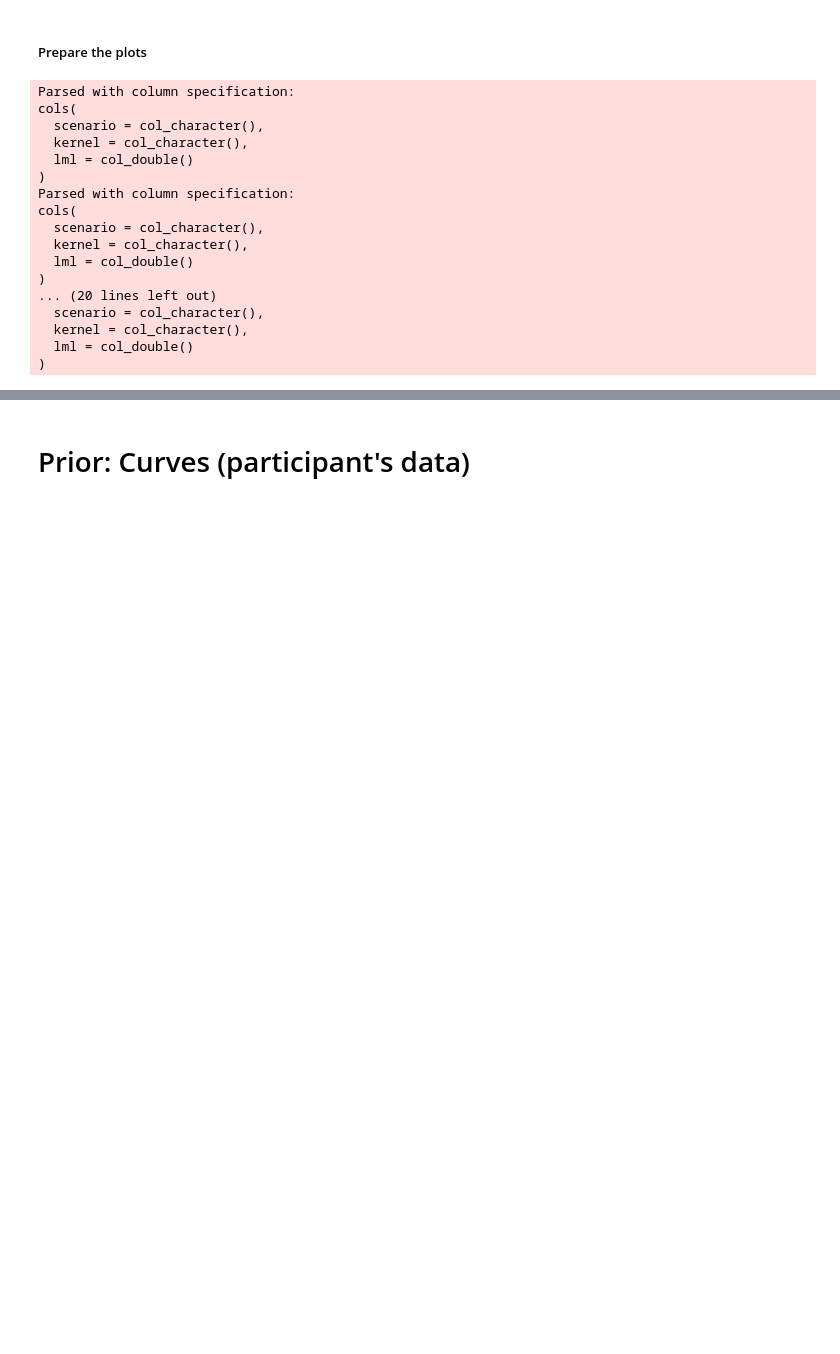
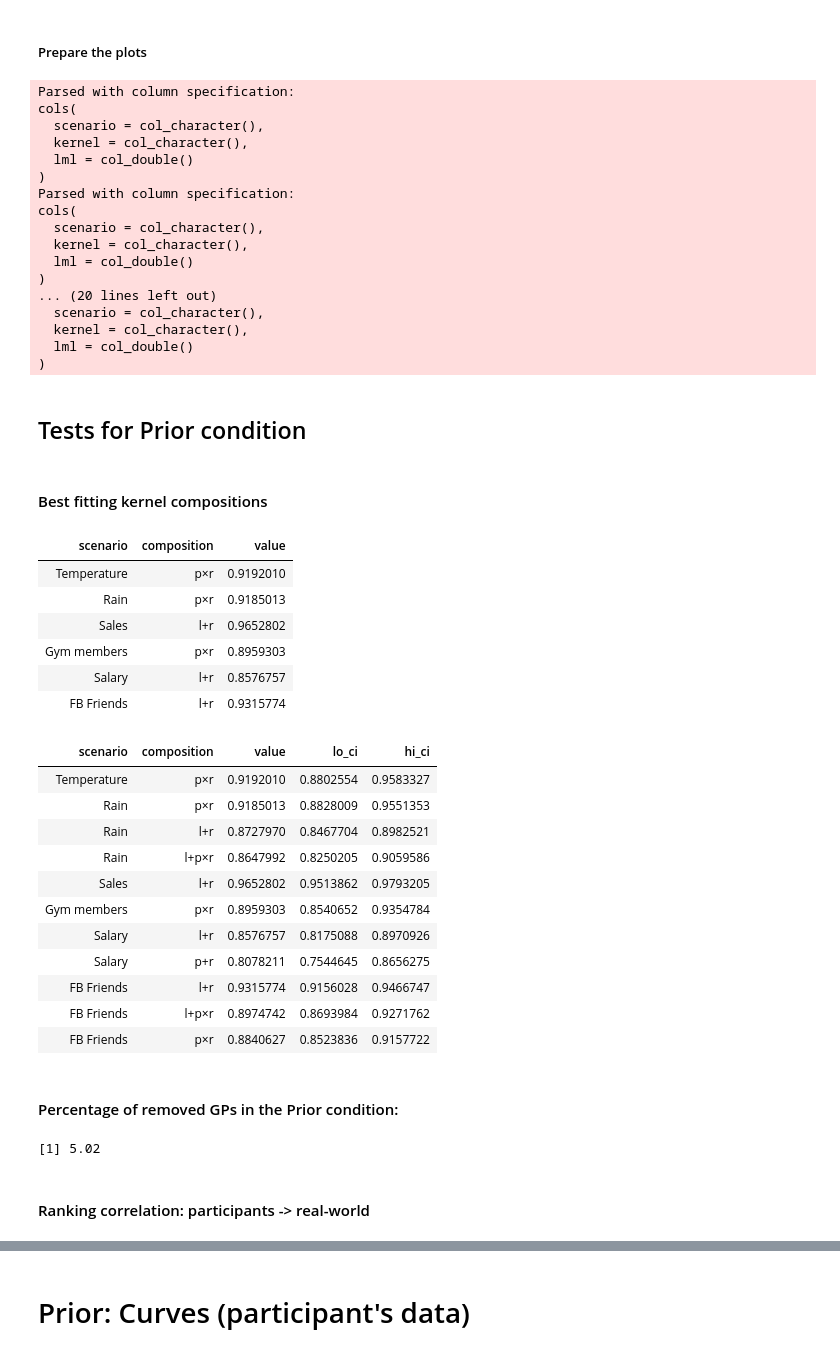
Before and after one commit to ericschulz/compforca, a Jupyter notebook: Data analysis/5- New grid plots (6x2 plots).ipynb, the cells around one changed output, grey strips where cells are left out. Drawn from its saved outputs; the diff is of its cells as text; code cells hidden in the pictures; blank space fills up the shorter version.

Commit message:
More and better statistical tests

```diff
--- a/Data analysis/5- New grid plots (6x2 plots).ipynb
+++ b/Data analysis/5- New grid plots (6x2 plots).ipynb
@@ -39,3 +28,7 @@ The following object is masked from 'package:dplyr':
+# %%
+standardize_range_one <- function(array) {
+    (array - min(array)) / (max(array) - min(array))
+}
 # %%
 # Kernel composition name change
 #l+r+p -> l+p+r
@@ -267,3 +249,55 @@ cols(
   kernel = col_character(),
   lml = col_double()
 )
+# %% [markdown]
+## Tests for Prior condition
+# %% [markdown]
+#### Best fitting kernel compositions
+# %%
+to_plot_prior %>%
+    group_by(scenario) %>%
+    summarize(composition = kernel[which.max(value)], value = value[which.max(value)]) %>%
+    arrange(scenarios_order(scenario))
+
+# Which other kernel compositions are statistically equivalent
+to_plot_prior %>%
+    group_by(scenario) %>%
+    filter(hi_ci > lo_ci[which.max(value)]) %>%
+    select(scenario, composition = kernel, value, lo_ci, hi_ci) %>%
+    arrange(scenarios_order(scenario), -value)
+# %% [output]
+| scenario | composition | value |
+| Temperature | p×r | 0.9192010 |
+| Rain | p×r | 0.9185013 |
+| Sales | l+r | 0.9652802 |
+| Gym members | p×r | 0.8959303 |
+| Salary | l+r | 0.8576757 |
+| FB Friends | l+r | 0.9315774 |
+| scenario | composition | value | lo_ci | hi_ci |
+| Temperature | p×r | 0.9192010 | 0.8802554 | 0.9583327 |
+| Rain | p×r | 0.9185013 | 0.8828009 | 0.9551353 |
+| Rain | l+r | 0.8727970 | 0.8467704 | 0.8982521 |
+| Rain | l+p×r | 0.8647992 | 0.8250205 | 0.9059586 |
+| Sales | l+r | 0.9652802 | 0.9513862 | 0.9793205 |
+| Gym members | p×r | 0.8959303 | 0.8540652 | 0.9354784 |
+| Salary | l+r | 0.8576757 | 0.8175088 | 0.8970926 |
+| Salary | p+r | 0.8078211 | 0.7544645 | 0.8656275 |
+| FB Friends | l+r | 0.9315774 | 0.9156028 | 0.9466747 |
+| FB Friends | l+p×r | 0.8974742 | 0.8693984 | 0.9271762 |
+| FB Friends | p×r | 0.8840627 | 0.8523836 | 0.9157722 |
+# %% [markdown]
+#### Percentage of removed GPs in the Prior condition:
+# %%
+# Percentage of removed GPs in the Prior condition:
+((1 -
+lmls_prior_ff %>%
+    filter(kernel != 'l', kernel != 'p', kernel != 'r') %>%
+    nrow /
+lmls_prior %>%
+    filter(kernel != 'l', kernel != 'p', kernel != 'r') %>%
+    nrow) * 100) %>%
+round(2)
+# %% [output]
+[1] 5.02
+# %% [markdown]
+#### Ranking correlation: participants -> real-world
```
Also changed, not shown: parts of 43 cells of this notebook, 6 other files.
